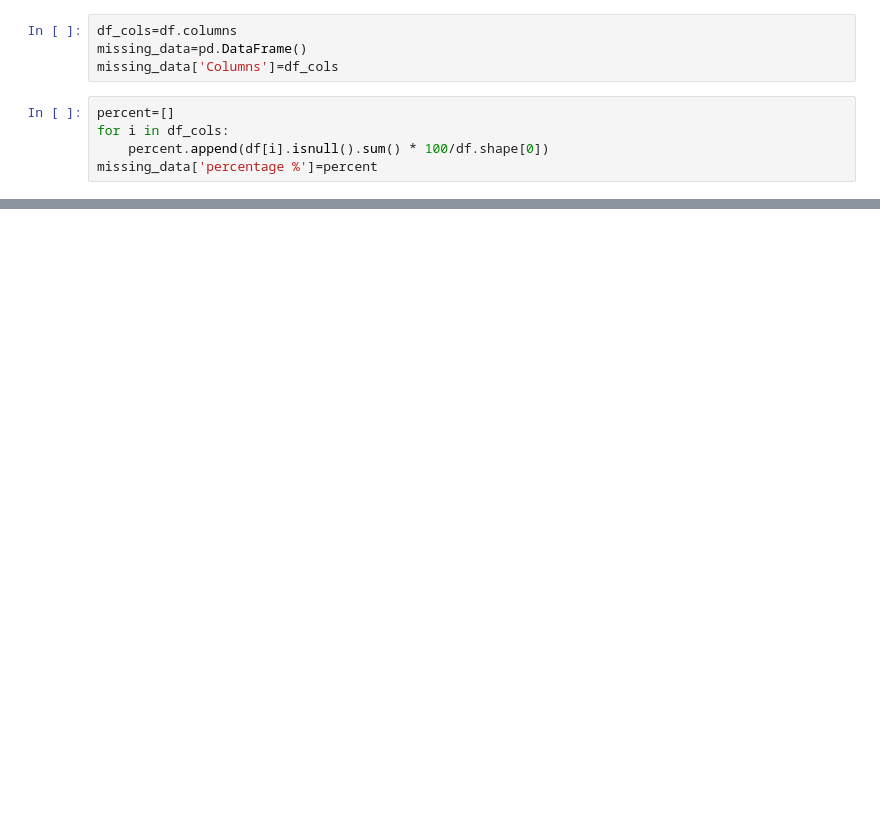
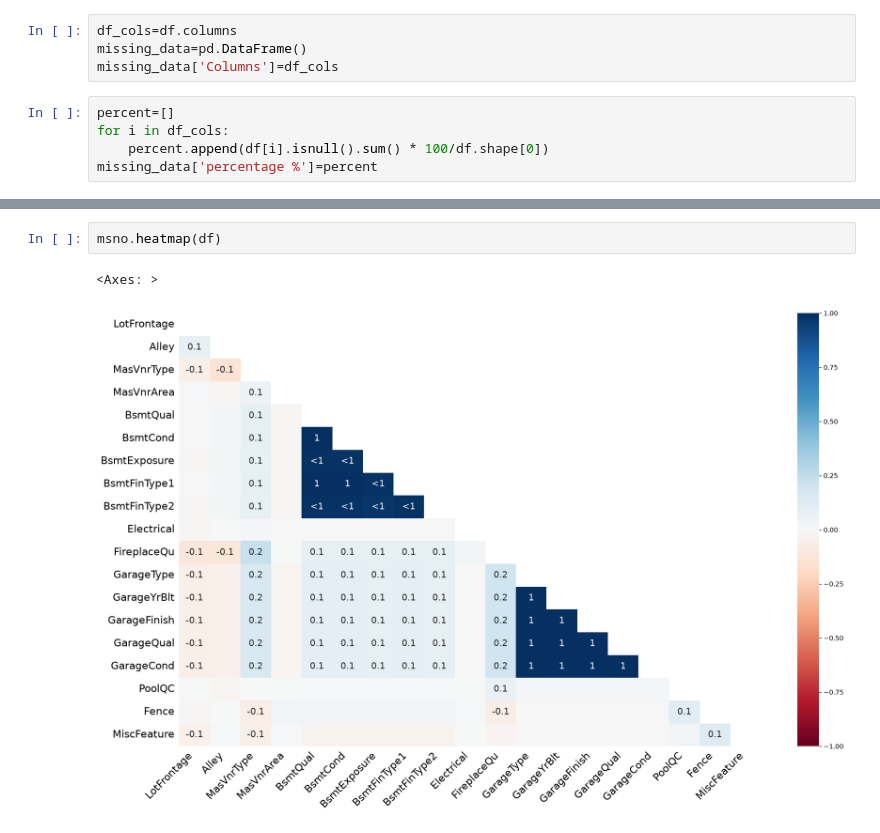
Before and after one commit to abdulsak2004-cmd/house-price-end-to-end, a Jupyter notebook: notebooks/02_data_cleaning.ipynb, the cells around one changed output, grey strips where cells are left out. Cells and saved outputs as stored; diff of their text form; blank space fills up the shorter version.

```diff
--- a/notebooks/02_data_cleaning.ipynb
+++ b/notebooks/02_data_cleaning.ipynb
@@ -58,0 +73,5 @@ missing_data.sample(10)
+# %%
+msno.heatmap(df)
+# %% [output]
+<Axes: >
+[figure, added]
```
Also changed, not shown: parts of 10 cells of this notebook, 1 other file.
